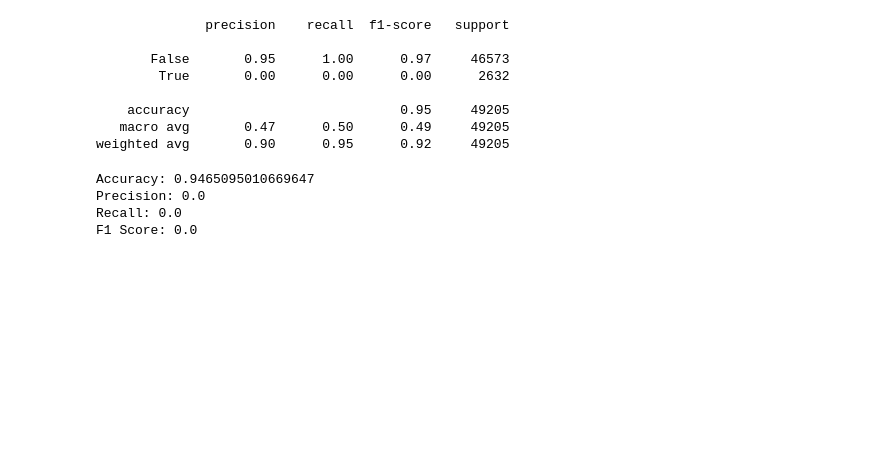
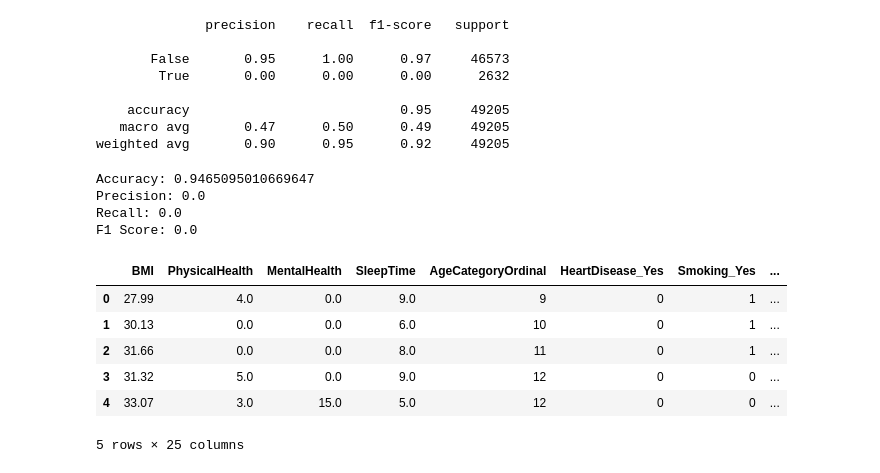
Before and after one commit to FurrowSam/California-Housing-Models, a Jupyter notebook: Sam's Data Cleaning and Preprocessing-checkpoint.ipynb, the cells around one changed output. Saved outputs shown, nothing was run; the diff lists cells and outputs as text; code cells hidden in the pictures; blank space fills up the shorter version.

```diff
--- a/Sam's Data Cleaning and Preprocessing-checkpoint.ipynb
+++ b/Sam's Data Cleaning and Preprocessing-checkpoint.ipynb
@@ -320,3 +327,15 @@ Accuracy: 0.9465095010669647
 Precision: 0.0
 Recall: 0.0
 F1 Score: 0.0
+# %%
+heart_2022 = pd.read_csv('heart_2022_encoded.csv')
+# %%
+heart_2022.head()
+# %% [output]
+|  | BMI | PhysicalHealth | MentalHealth | SleepTime | AgeCategoryOrdinal | HeartDisease_Yes | Smoking_Yes | ... |
+| 0 | 27.99 | 4.0 | 0.0 | 9.0 | 9 | 0 | 1 | ... |
+| 1 | 30.13 | 0.0 | 0.0 | 6.0 | 10 | 0 | 1 | ... |
+| 2 | 31.66 | 0.0 | 0.0 | 8.0 | 11 | 0 | 1 | ... |
+| 3 | 31.32 | 5.0 | 0.0 | 9.0 | 12 | 0 | 0 | ... |
+| 4 | 33.07 | 3.0 | 15.0 | 5.0 | 12 | 0 | 0 | ... |
+5 rows × 25 columns
```
Also changed, not shown: parts of 9 cells of this notebook, 3 other files.
